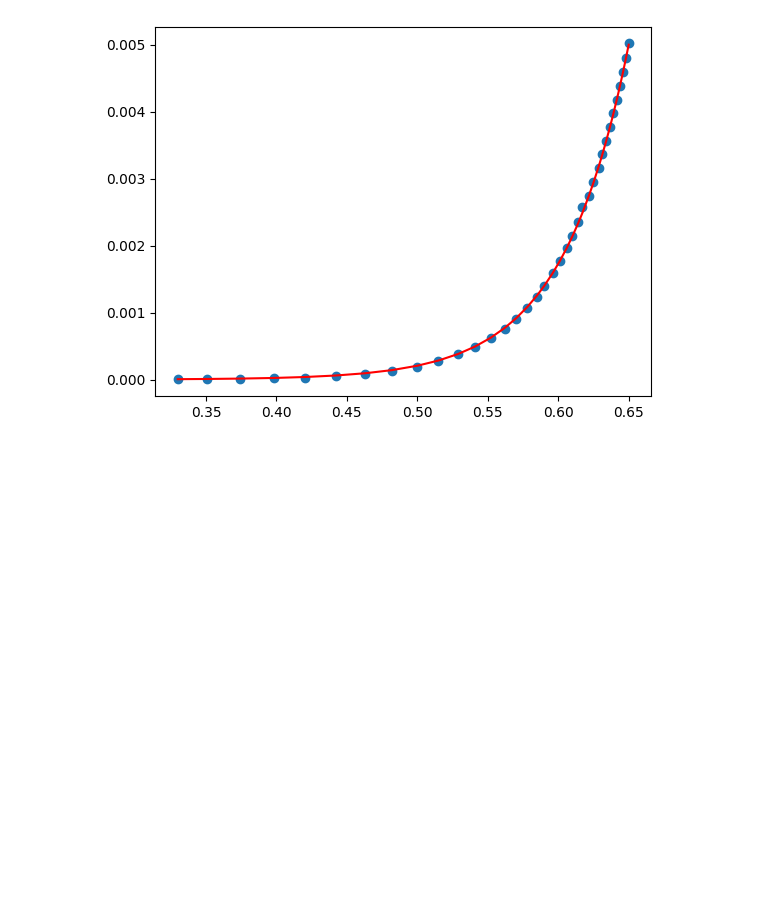
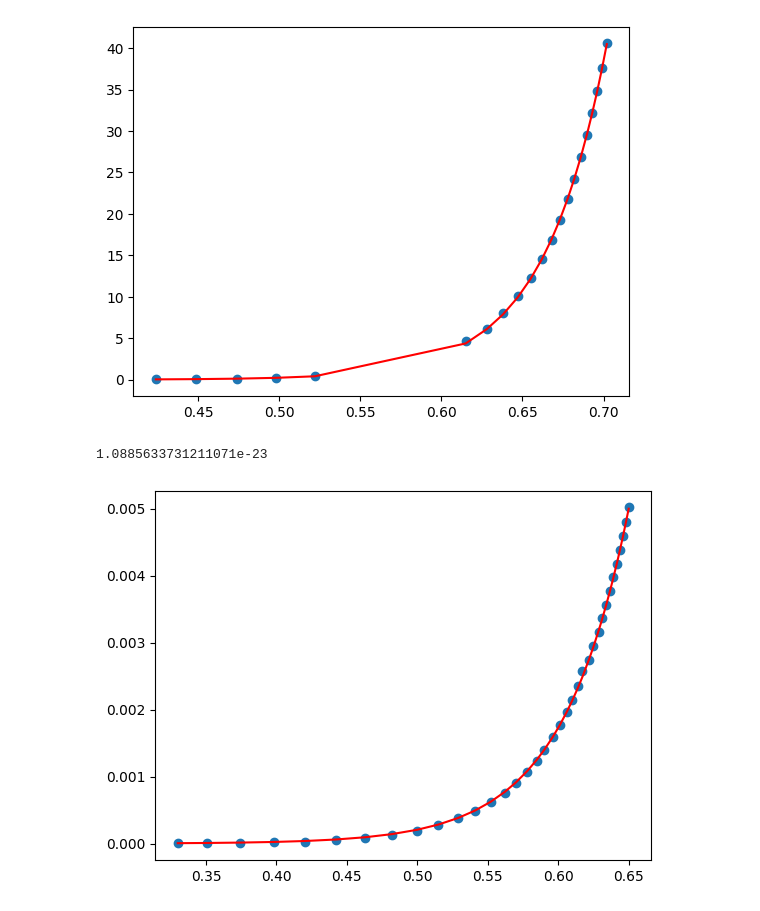
Before and after one commit to JosetoCa/Experimental-IV, a Jupyter notebook: Untitled-1.ipynb, the cells around one changed output. Drawn from its saved outputs; the diff is of its cells as text; code cells hidden in the pictures; blank space fills up the shorter version.

```diff
--- a/Untitled-1.ipynb
+++ b/Untitled-1.ipynb
@@ -146,3 +260,37 @@ corriente2 = corriente2 * -1 # Cambiamos el signo de la corriente para que sea p
+# %%
+import numpy as np
+import matplotlib.pyplot as plt
+from scipy.optimize import curve_fit
+
+voltaje_6 = np.array([
+    0.424, 0.449, 0.474, 0.498, 0.522,
+    0.615, 0.628, 0.638, 0.647, 0.655,
+    0.662, 0.668, 0.673,
+    0.678, 0.682, 0.686, 0.690, 0.693,
+    0.696, 0.699, 0.702
+])
+
+corriente_6 = np.array([
+    0.02, 0.05, 0.11, 0.23, 0.44,
+    4.61, 6.17, 7.99, 10.08, 12.23,
+    14.52, 16.82, 19.21,
+    21.77, 24.21, 26.84, 29.48, 32.17,
+    34.88, 37.65, 40.57
+])
+
+
+def exponencial(x, a, b):
+    return a * np.exp(b * x)
+params_opt, params_cov = curve_fit(exponencial, voltaje_6,corriente_6, p0=[0, 0])
+
+plt.plot(voltaje_6, corriente_6, 'o', label='Datos')
+plt.plot(voltaje_6, exponencial(voltaje_6, params_opt[0], params_opt[1]), 'r-', label='Ajuste')
+plt.show()
+a, b = params_opt
+print((1/1.91)*(1.602176e-19)/(b*301.1))
+# %% [output]
+[figure, added]
+1.0885633731211071e-23
 # %%
 import numpy as np
 import matplotlib.pyplot as plt
```
Also changed, not shown: parts of 11 cells of this notebook.
